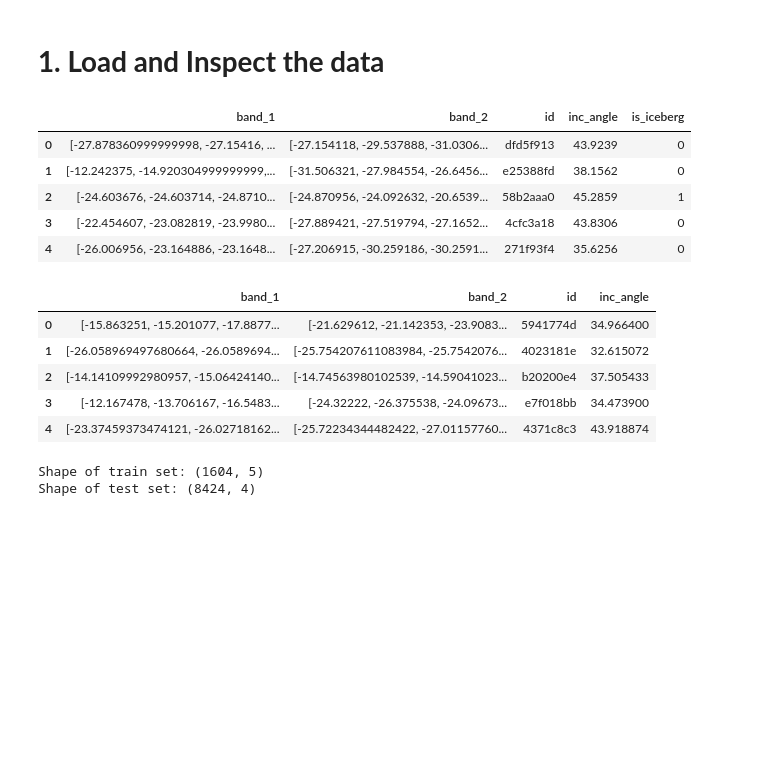
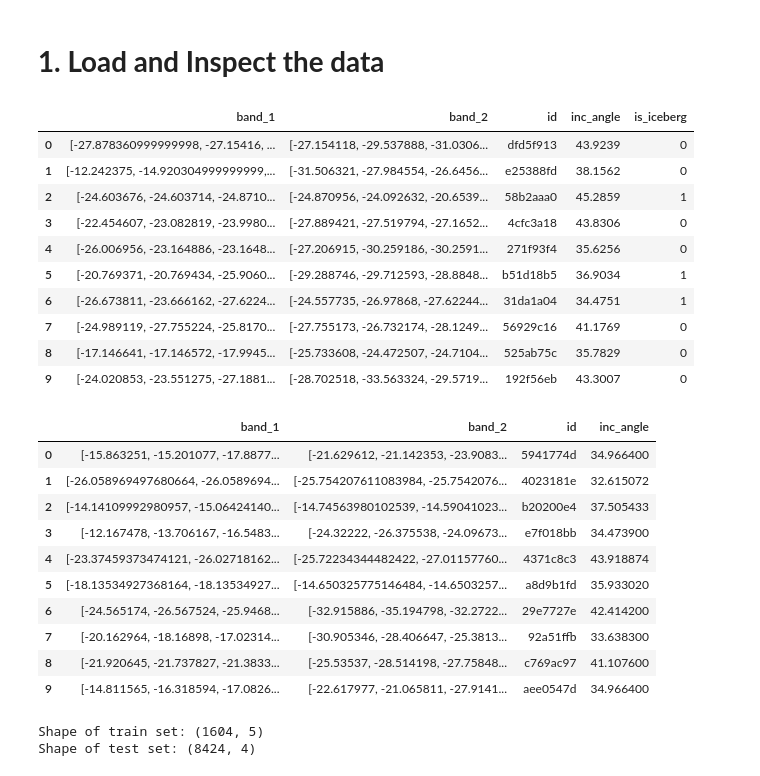
Before and after one commit to itratrahman/machine_learning_projects, a Jupyter notebook: icebergclassifierchallenge/models/inception_with_batch_normalization.ipynb, the cells around one changed output. Drawn from its saved outputs; the diff is of its cells as text; code cells hidden in the pictures; blank space fills up the shorter version.

```diff
--- a/icebergclassifierchallenge/models/inception_with_batch_normalization.ipynb
+++ b/icebergclassifierchallenge/models/inception_with_batch_normalization.ipynb
@@ -29,16 +31,21 @@ np.random.seed(np_rand_seed)
 data = pd.read_json('../input/train.json')
 test_data = pd.read_json('../input/test.json')
 # %%
-data.head(5)
+data.head(10)
 # %% [output]
 |  | band_1 | band_2 | id | inc_angle | is_iceberg |
 | 0 | [-27.878360999999998, -27.15416, ... | [-27.154118, -29.537888, -31.0306... | dfd5f913 | 43.9239 | 0 |
 | 1 | [-12.242375, -14.920304999999999,... | [-31.506321, -27.984554, -26.6456... | e25388fd | 38.1562 | 0 |
 | 2 | [-24.603676, -24.603714, -24.8710... | [-24.870956, -24.092632, -20.6539... | 58b2aaa0 | 45.2859 | 1 |
 | 3 | [-22.454607, -23.082819, -23.9980... | [-27.889421, -27.519794, -27.1652... | 4cfc3a18 | 43.8306 | 0 |
 | 4 | [-26.006956, -23.164886, -23.1648... | [-27.206915, -30.259186, -30.2591... | 271f93f4 | 35.6256 | 0 |
+| 5 | [-20.769371, -20.769434, -25.9060... | [-29.288746, -29.712593, -28.8848... | b51d18b5 | 36.9034 | 1 |
+| 6 | [-26.673811, -23.666162, -27.6224... | [-24.557735, -26.97868, -27.62244... | 31da1a04 | 34.4751 | 1 |
+| 7 | [-24.989119, -27.755224, -25.8170... | [-27.755173, -26.732174, -28.1249... | 56929c16 | 41.1769 | 0 |
+| 8 | [-17.146641, -17.146572, -17.9945... | [-25.733608, -24.472507, -24.7104... | 525ab75c | 35.7829 | 0 |
+| 9 | [-24.020853, -23.551275, -27.1881... | [-28.702518, -33.563324, -29.5719... | 192f56eb | 43.3007 | 0 |
 # %%
-test_data.head(5)
+test_data.head(10)
 # %% [output]
 |  | band_1 | band_2 | id | inc_angle |
 | 0 | [-15.863251, -15.201077, -17.8877... | [-21.629612, -21.142353, -23.9083... | 5941774d | 34.966400 |
@@ -46,6 +53,11 @@ test_data.head(5)
 | 2 | [-14.14109992980957, -15.06424140... | [-14.74563980102539, -14.59041023... | b20200e4 | 37.505433 |
 | 3 | [-12.167478, -13.706167, -16.5483... | [-24.32222, -26.375538, -24.09673... | e7f018bb | 34.473900 |
 | 4 | [-23.37459373474121, -26.02718162... | [-25.72234344482422, -27.01157760... | 4371c8c3 | 43.918874 |
+| 5 | [-18.13534927368164, -18.13534927... | [-14.650325775146484, -14.6503257... | a8d9b1fd | 35.933020 |
+| 6 | [-24.565174, -26.567524, -25.9468... | [-32.915886, -35.194798, -32.2722... | 29e7727e | 42.414200 |
+| 7 | [-20.162964, -18.16898, -17.02314... | [-30.905346, -28.406647, -25.3813... | 92a51ffb | 33.638300 |
+| 8 | [-21.920645, -21.737827, -21.3833... | [-25.53537, -28.514198, -27.75848... | c769ac97 | 41.107600 |
+| 9 | [-14.811565, -16.318594, -17.0826... | [-22.617977, -21.065811, -27.9141... | aee0547d | 34.966400 |
 # %%
 print("Shape of train set:", data.shape)
 print("Shape of test set:", test_data.shape)
```
Also changed, not shown: parts of 56 cells of this notebook.
